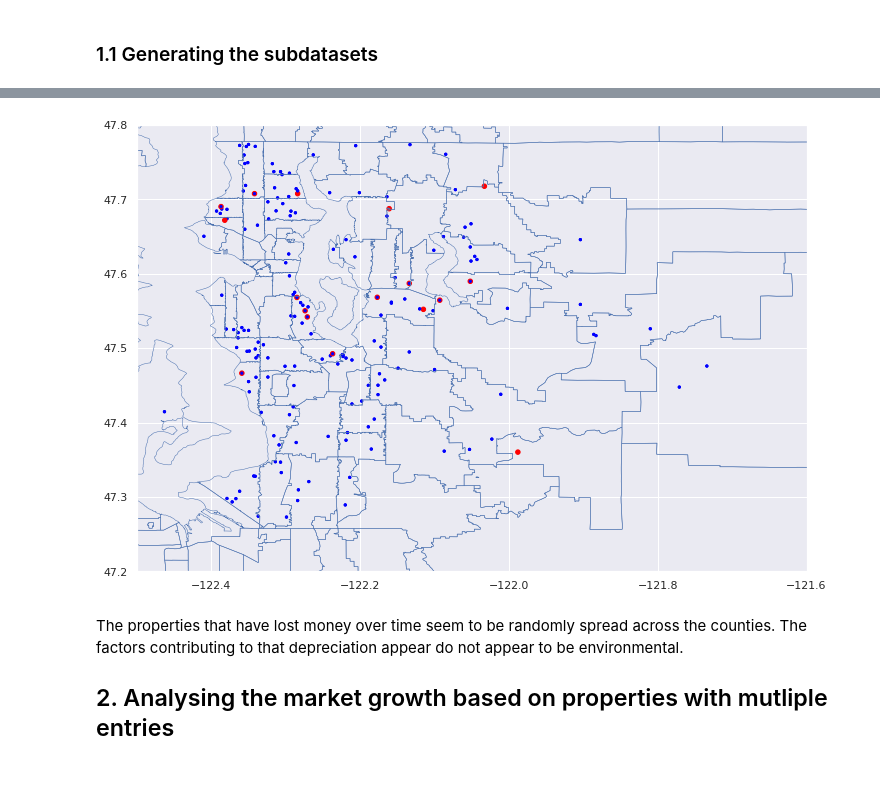
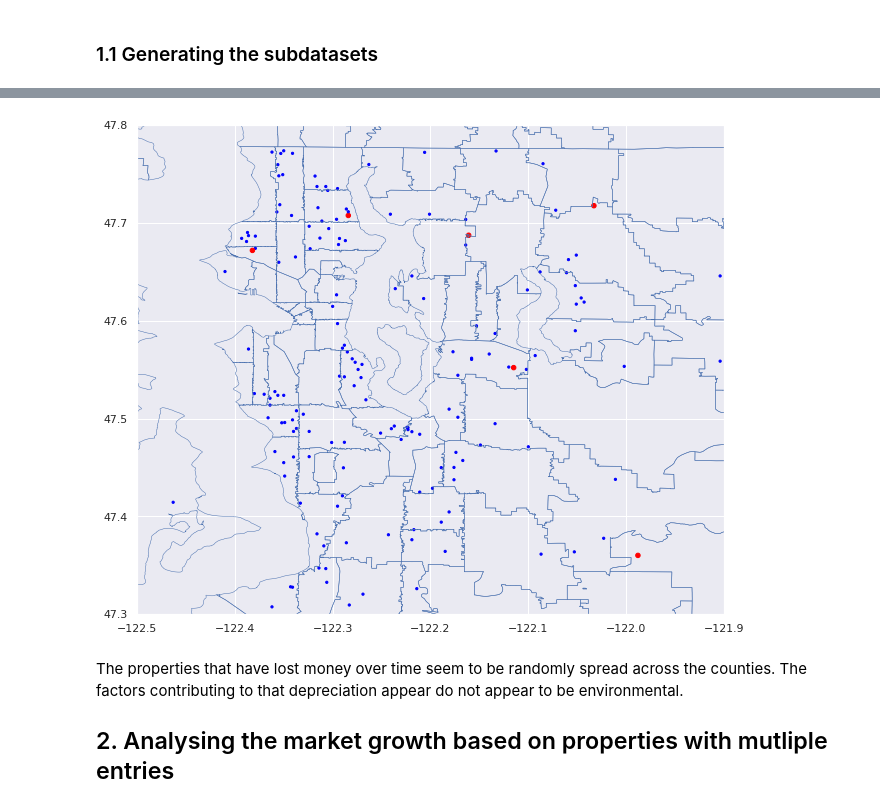
Before and after one commit to aghilissen/KayCee, a Jupyter notebook: index.ipynb, the cells around one changed output, grey strips where cells are left out. Saved outputs shown, nothing was run; the diff lists cells and outputs as text; code cells hidden in the pictures; blank space fills up the shorter version.

Commit message:
correcting house prices average and making new map

```diff
--- a/index.ipynb
+++ b/index.ipynb
@@ -182,5 +182,7 @@ duplicate_properties.drop(duplicate_properties.index[317], inplace=True)
 duplicate_properties['time_diff'] = duplicate_properties['date'].diff().dt.days
 duplicate_properties['price_diff'] = duplicate_properties['price'].diff()
 duplicate_properties['rate_of_price_increase'] = duplicate_properties['price_diff'] / pd.to_numeric(duplicate_properties['time_diff'])
+# %%
+duplicate_properties.drop_duplicates('id', keep='last', inplace=True)
 # %% [markdown]
 ### 1.2 Depreciating properties
@@ -238,22 +200,19 @@ sorted([duplicate_properties['zipcode'][i] for i in value_loss])
 # %%
 counties = gpd.read_file('./source/Zip_Codes/Zip_Codes.shp')
 geodf = gpd.GeoDataFrame(duplicate_properties,
                          geometry=gpd.points_from_xy(duplicate_properties['long'],
                                                      duplicate_properties['lat'])
                         )
 
-for i in geodf.index:
-    if i in value_loss:
-        geodf.loc[i,'color'], geodf.loc[i,'markersize'] = 'red', 20
-    else:
-        geodf.loc[i,'color'], geodf.loc[i,'markersize'] = 'blue', 5
+geodf['color'] = geodf['price_diff'].apply(lambda x: 'red' if x < 0 else 'blue')
+geodf['markersize'] = geodf['price_diff'].apply(lambda x: 20 if x < 0 else 5)
 
 ax = counties.boundary.plot(linewidth=.5)
-ax.set_ylim([47.2, 47.8])
-ax.set_xlim([-122.5, -121.6])
+ax.set_ylim([47.3, 47.8])
+ax.set_xlim([-122.5, -121.9])
 geodf.plot(ax=ax, color=geodf['color'], markersize=geodf['markersize']);
 # %% [output]
-[figure, old version]
+[figure, new version]
 # %% [markdown]
 The properties that have lost money over time seem to be randomly spread across the counties. The factors contributing to that depreciation appear do not appear to be environmental.
 
```
Also changed, not shown: parts of 18 cells of this notebook.
